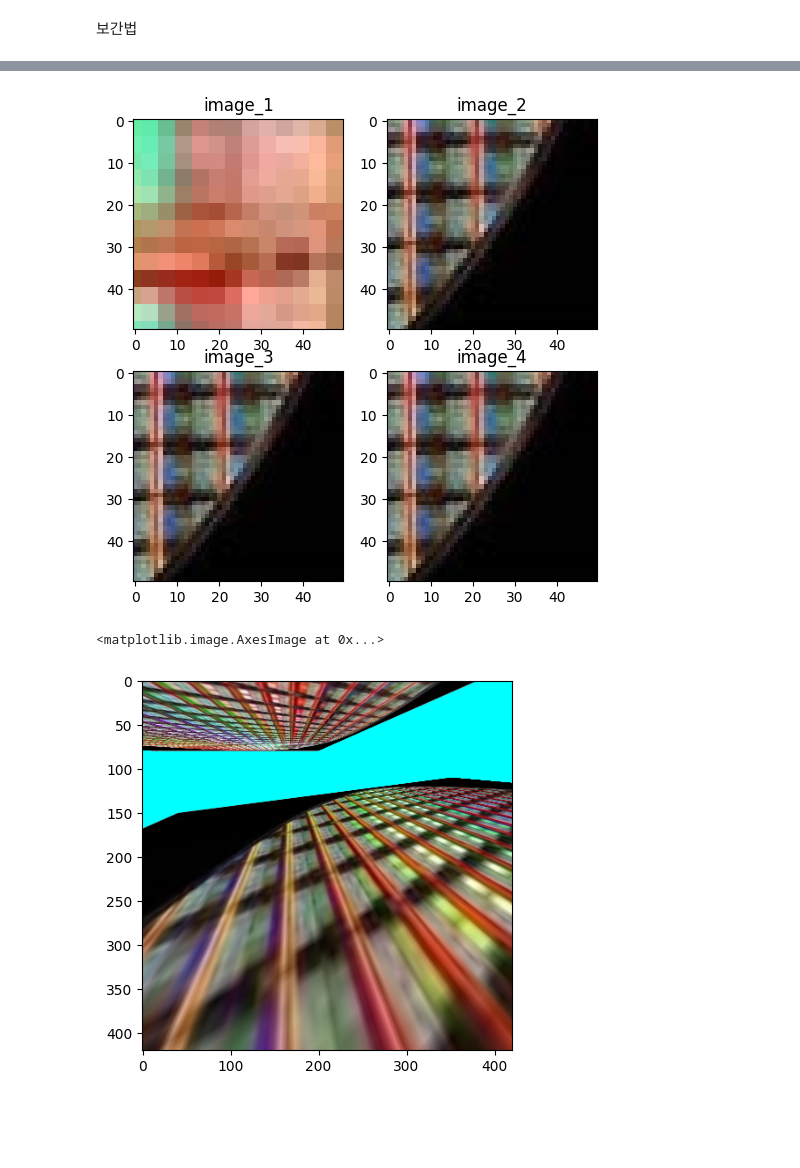
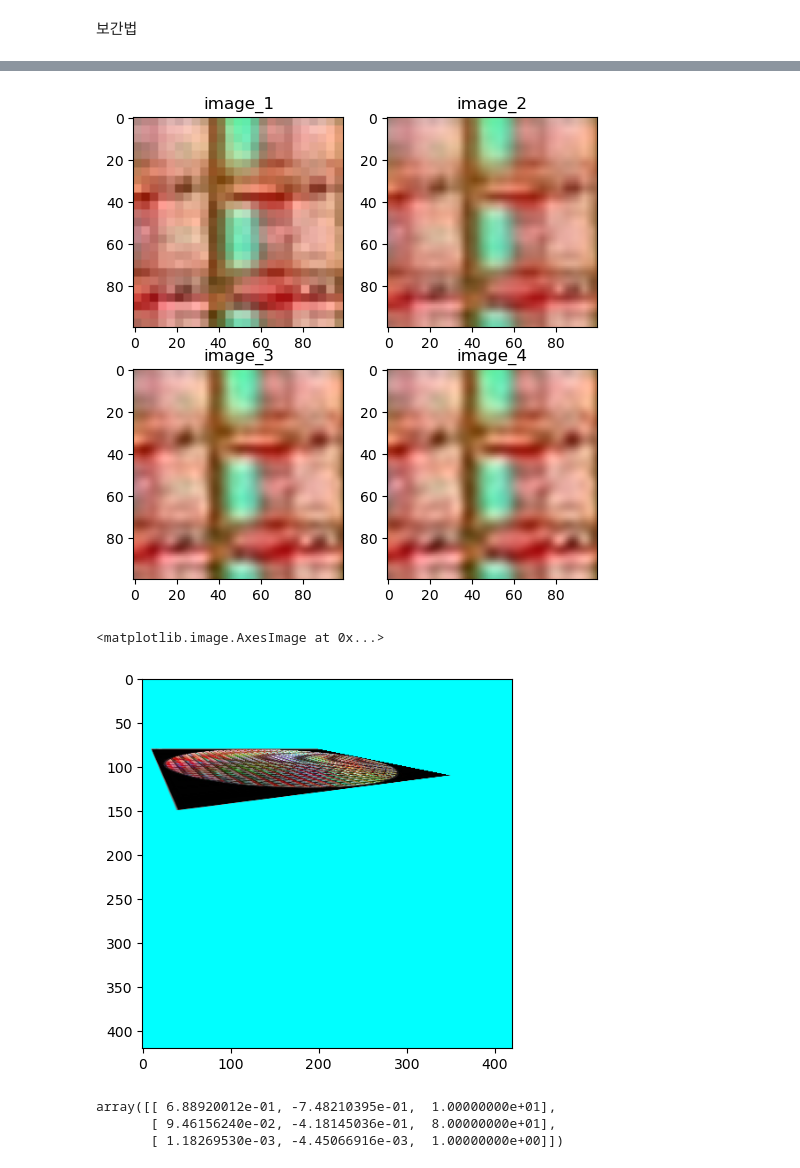
Before and after one commit to jongun12/AI-course, a Jupyter notebook: 강의_7기_AI응용_2차시_opencv_기하학적 변환/강의_7기_AI응용_2차시_01_opencv_기하학적 변화_20260125.ipynb, the cells around one changed output, grey strips where cells are left out. Saved outputs shown, nothing was run; the diff lists cells and outputs as text; code cells hidden in the pictures; blank space fills up the shorter version.

```diff
--- a/강의_7기_AI응용_2차시_opencv_기하학적 변환/강의_7기_AI응용_2차시_01_opencv_기하학적 변화_20260125.ipynb
+++ b/강의_7기_AI응용_2차시_opencv_기하학적 변환/강의_7기_AI응용_2차시_01_opencv_기하학적 변화_20260125.ipynb
@@ -150,7 +150,7 @@ import cv2
 
 
 # image_path = '/content/wafer.jpg'
-image_path = '/content/drive/MyDrive/두산로보틱스_딥러닝_컴퓨터비전/7기_컴퓨터비전 응용/교육생제공용/data/wafer.jpg'
+image_path = '/home/kim/Desktop/AI_cours/강의_7기_AI응용_2차시_opencv_기하학적 변환/wafer.jpg'
 # %%
 image_path
 # %% [output]
@@ -328,7 +322,7 @@ array([[[0, 0, 0],
 src = cv2.imread(image_path)
 
 # fx =4, fy=4 : 원본을 4배씩 확대
-# cv2.INTER_NEAREST 가장 가까운 픽셀 값 복사 사용하여 빈 공간 보간
+# cv2.INTER_NEAREST 가장 가까운 픽셀 값 복사 사용하여 빈 공간 보간 (계단 현상)
 
 dst1 = cv2.resize(src, (0,0), fx=4, fy=4, interpolation=cv2.INTER_NEAREST)
 # dsize=(0,0) / dsize =(너비, 높이): 절대 크기 지정
@@ -340,22 +334,22 @@ dst1 = cv2.resize(src, (0,0), fx=4, fy=4, interpolation=cv2.INTER_NEAREST)
 # cv2.INTER_LINEAR
 # 주변 2*2 픽셀의 가중 평균 계산 >> nearest 보다 느리다(평균계산해야 되니깐)
 # 장점은 평균값에 몰리니깐 경계면이 부드러워진다.
-dst2 = cv2.resize(src, (420,420))
+dst2 = cv2.resize(src, (0,0), fx=4, fy=4)
 # (420,420) : 새롭게 만들어질 이미지 크기(dsize): 해상도
 # >> 순서 중요 (너비_width, 높이_height) (가로픽셀수, 세로픽셀)
 # plt.imshow(dst2)
 
 # cv2.INTER_CUBIC
 # 4*4 이웃픽셀을 사용하여 빈 콧을 보간함
-dst3 = cv2.resize(src, (420,420),cv2.INTER_CUBIC)
+dst3 = cv2.resize(src, (0,0), fx=4, fy=4,interpolation = cv2.INTER_CUBIC)
 # plt.imshow(dst3)
 
 # cv2.INTER_LANCZOS4
 #  8*8 이웃픽셀을 사용하여 빈 콧을 보간함
-dst4 = cv2.resize(src, (420,420),cv2.INTER_LANCZOS4)
+dst4 = cv2.resize(src, (0,0), fx=4, fy=4,interpolation = cv2.INTER_LANCZOS4)
 # plt.imshow(dst4)
 
-images = [dst1[300:350, 350:400], dst2[300:350, 350:400], dst3[300:350, 350:400], dst4[300:350, 350:400]]
+images = [dst1[300:400, 300:400], dst2[300:400, 300:400], dst3[300:400, 300:400], dst4[300:400, 300:400]]
 
 fig, axes = plt.subplots(nrows=2, ncols=2, figsize=(6,6))
 
@@ -369,28 +363,41 @@ for i in range(2):
 
 plt.show()
 # %% [output]
-[figure, old version]
+[figure, new version]
 # %%
 src = cv2.imread(image_path)
-height, widht, _ = src.shape
+height, width, _ = src.shape # 420x420
 
-src_pts = np.array([[0.0, 0.0], [width, 0.0], [width, height], [0.0, height]], dtype=np.float32)
-dst_pts = np.array([[10, 80], [200, 80], [40, 150], [350,110]], dtype=np.float32)
+src_pts = np.array([[0.0, 0.0],
+                    [width, 0.0],
+                    [width, height],
+                    [0.0, height]], dtype=np.float32)
+dst_pts = np.array([[10, 80],
+                    [200, 80],
+                    [350,110],
+                    [40, 150],
+                    ], dtype=np.float32)
 
 # 변환 행렬 계산
 # 원본 4 포인트(어디서 출발?) >> 목표 4 포인트(어디로 가지?)
 M = cv2.getPerspectiveTransform(src_pts, dst_pts)
 
 # 원근 변환 적용
-# cv2.warpPerspective(src, M, (widht, height))
-dst = cv2.warpPerspective(src, M, (widht, height), borderValue=(0,255,255))
+# cv2.warpPerspective(src, M, (width, height))
+dst = cv2.warpPerspective(src, M, (width, height), borderValue=(0,255,255))
 # src: 원본 이미지, M: 변환 행렬, 원하는 출력 크기(width, height), borderVale(BGR) 빈공간 색상
 
 plt.imshow(dst)
 # borderValue=(0,255,255)  원래 openCV는 BGR 여야 해서 yellow 가 나와야 함
 # 그런데 우리가 matplotlib 사용하다 보니 RGB로 나와서 cyan(청록색) 거예요
 # %% [output]
 <matplotlib.image.AxesImage at 0x...>
-[figure, old version]
+[figure, new version]
+# %%
+M
+# %% [output]
+array([[ 6.88920012e-01, -7.48210395e-01,  1.00000000e+01],
+       [ 9.46156240e-02, -4.18145036e-01,  8.00000000e+01],
+       [ 1.18269530e-03, -4.45066916e-03,  1.00000000e+00]])
 # %%
 # EOS
```
Also changed, not shown: parts of 15 cells of this notebook, 1 other file.
